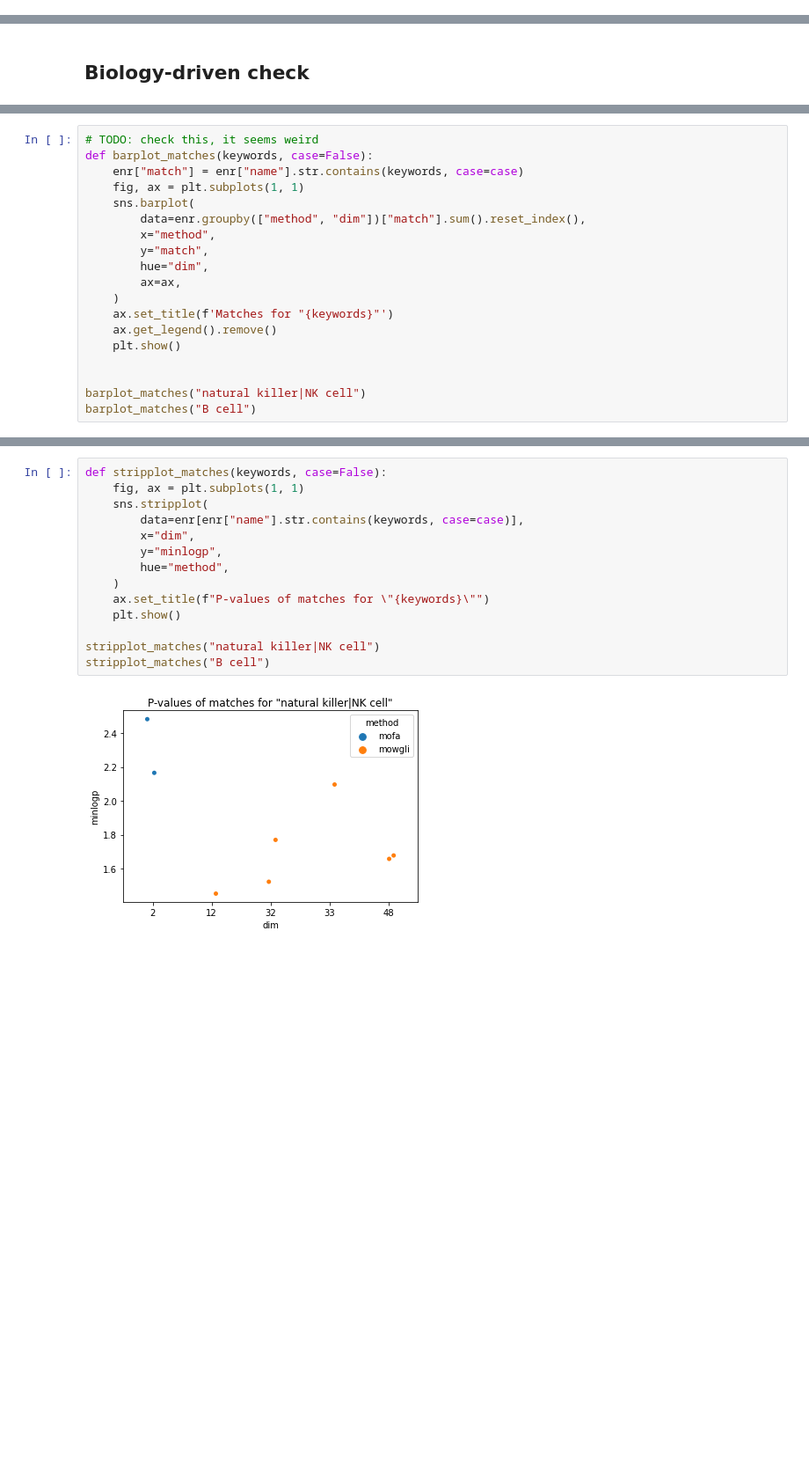
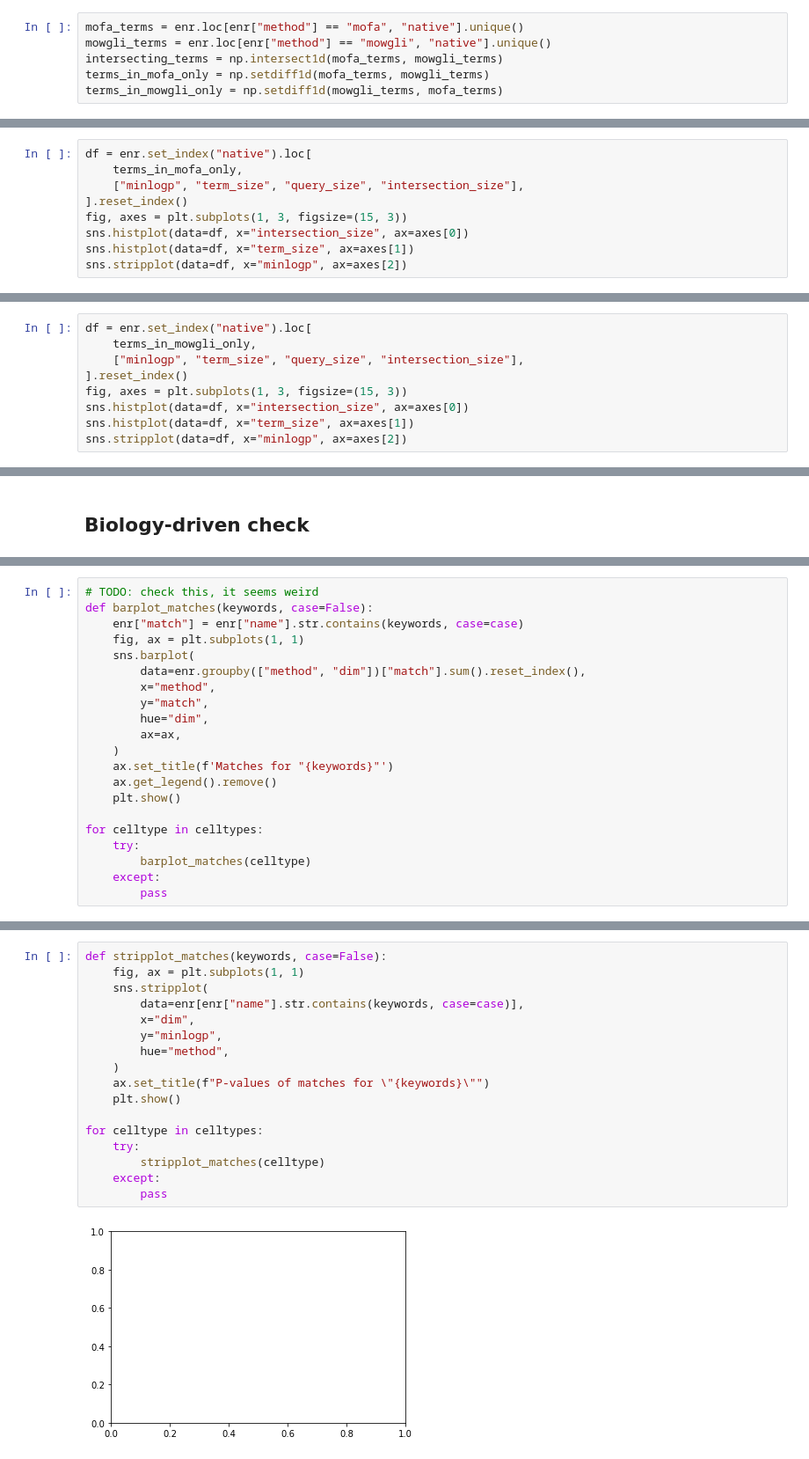
Before and after one commit to cantinilab/mowgli_reproducibility, a Jupyter notebook: visualize/visualize_enrichment.ipynb, the cells around one changed output, grey strips where cells are left out. Shown at 88% size. Drawn from its saved outputs; the diff is of its cells as text; blank space fills up the shorter version.

```diff
--- a/visualize/visualize_enrichment.ipynb
+++ b/visualize/visualize_enrichment.ipynb
@@ -40,0 +112,6 @@ enr.head()
+# %%
+mofa_terms = enr.loc[enr["method"] == "mofa", "native"].unique()
+mowgli_terms = enr.loc[enr["method"] == "mowgli", "native"].unique()
+intersecting_terms = np.intersect1d(mofa_terms, mowgli_terms)
+terms_in_mofa_only = np.setdiff1d(mofa_terms, mowgli_terms)
+terms_in_mowgli_only = np.setdiff1d(mowgli_terms, mofa_terms)
@@ -40,0 +123,9 @@ enr.head()
+# %%
+df = enr.set_index("native").loc[
+    terms_in_mofa_only,
+    ["minlogp", "term_size", "query_size", "intersection_size"],
+].reset_index()
+fig, axes = plt.subplots(1, 3, figsize=(15, 3))
+sns.histplot(data=df, x="intersection_size", ax=axes[0])
+sns.histplot(data=df, x="term_size", ax=axes[1])
+sns.stripplot(data=df, x="minlogp", ax=axes[2])
@@ -40,0 +135,9 @@ enr.head()
+# %%
+df = enr.set_index("native").loc[
+    terms_in_mowgli_only,
+    ["minlogp", "term_size", "query_size", "intersection_size"],
+].reset_index()
+fig, axes = plt.subplots(1, 3, figsize=(15, 3))
+sns.histplot(data=df, x="intersection_size", ax=axes[0])
+sns.histplot(data=df, x="term_size", ax=axes[1])
+sns.stripplot(data=df, x="minlogp", ax=axes[2])
@@ -130,7 +267,9 @@ def barplot_matches(keywords, case=False):
     ax.get_legend().remove()
     plt.show()
 
-
-barplot_matches("natural killer|NK cell")
-barplot_matches("B cell")
+for celltype in celltypes:
+    try:
+        barplot_matches(celltype)
+    except:
+        pass
 # %% [output]
@@ -139,16 +281,19 @@ barplot_matches("B cell")
 # %%
 def stripplot_matches(keywords, case=False):
     fig, ax = plt.subplots(1, 1)
     sns.stripplot(
         data=enr[enr["name"].str.contains(keywords, case=case)],
         x="dim",
         y="minlogp",
         hue="method",
     )
     ax.set_title(f"P-values of matches for \"{keywords}\"")
     plt.show()
 
-stripplot_matches("natural killer|NK cell")
-stripplot_matches("B cell")
+for celltype in celltypes:
+    try:
+        stripplot_matches(celltype)
+    except:
+        pass
 # %% [output]
-[figure, old version]
+[figure, new version]
```
Also changed, not shown: parts of 23 cells of this notebook, 3 other files.
